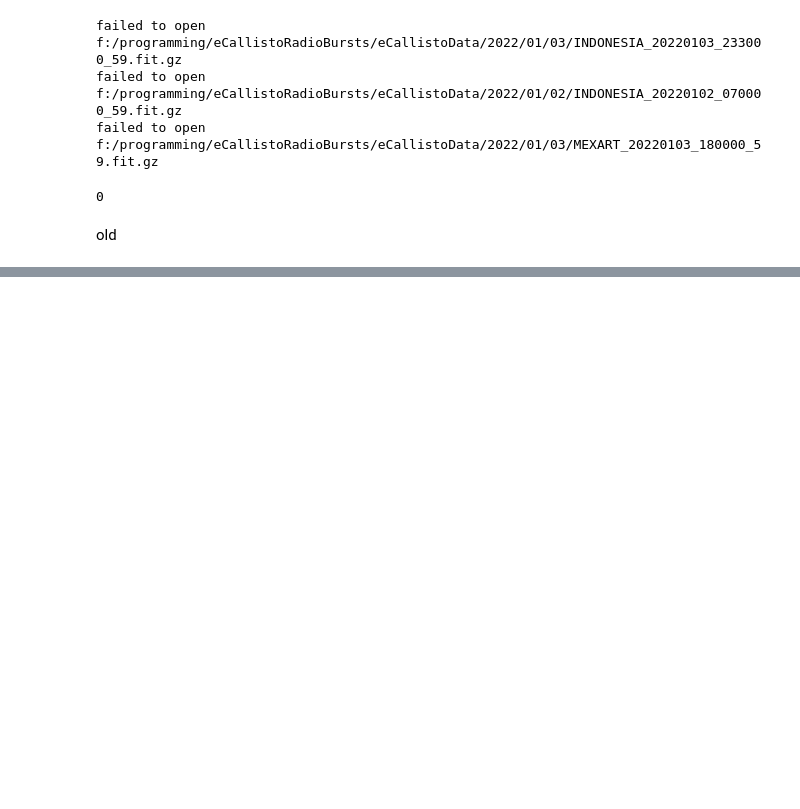
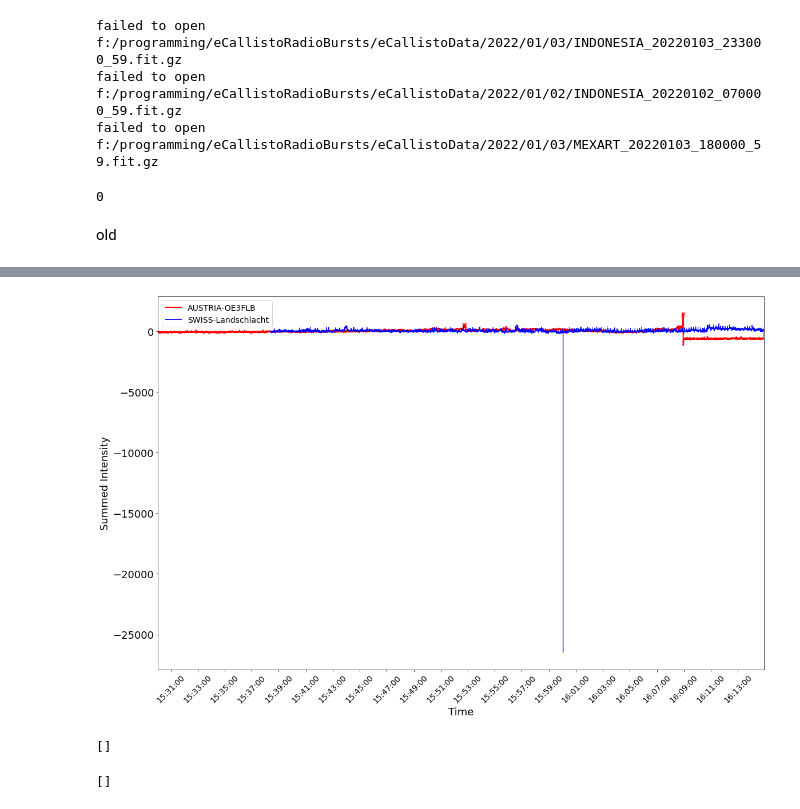
Before and after one commit to lukas-hoefig/eCallistoRadioBursts, a Jupyter notebook: runAlgorithm.ipynb, the cells around one changed output, grey strips where cells are left out. Saved outputs shown, nothing was run; the diff lists cells and outputs as text; code cells hidden in the pictures; blank space fills up the shorter version.

```diff
--- a/runAlgorithm.ipynb
+++ b/runAlgorithm.ipynb
@@ -264,0 +375,6 @@ print(f"Failed bursts Monstein measured at >=2 stations: {len(missed_monstein2p_
+# %%
+analysis.peaksInData(dp1, dp2, plot=True)
+# %% [output]
+[figure, added]
+[]
+[]
```
Also changed, not shown: parts of 7 cells of this notebook, 3 other files.
